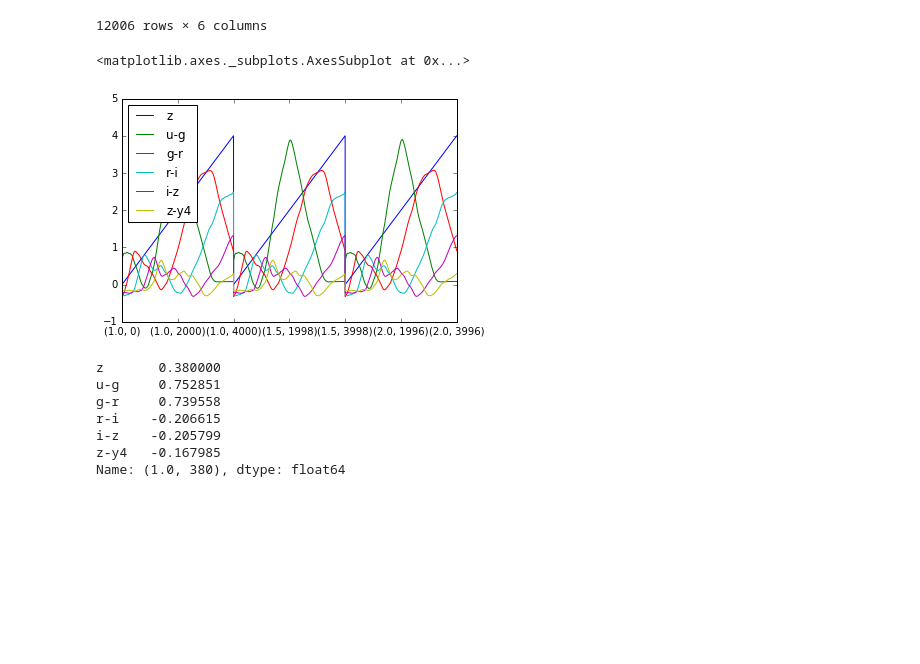
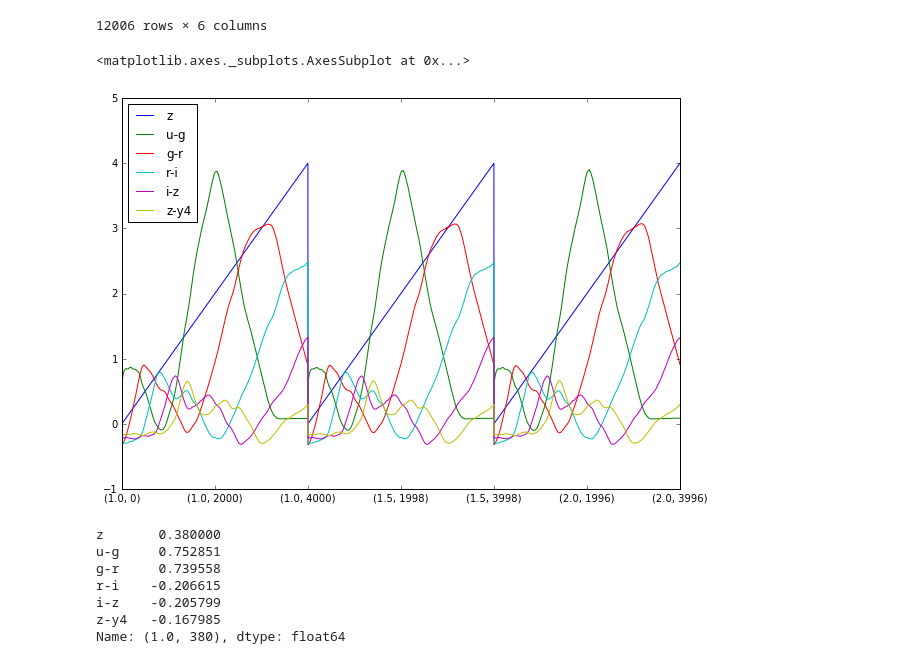
Before and after one commit to moeyensj/miscWork, a Jupyter notebook: 2gals/2Gals.ipynb, the cells around one changed output. Cells and saved outputs as stored; diff of their text form; code cells hidden in the pictures; blank space fills up the shorter version.

Commit message:
made the plot a little bigger

```diff
--- a/2gals/2Gals.ipynb
+++ b/2gals/2Gals.ipynb
@@ -147,10 +147,12 @@ Sc
 12006 rows × 6 columns
 # %%
 # Pretty but not very clear
-BC.plot()
+fig, ax = plt.subplots(1,1)
+fig.set_size_inches(10,7)
+BC.plot(ax=ax)
 # %% [output]
 <matplotlib.axes._subplots.AxesSubplot at 0x...>
-[figure, old version]
+[figure, new version]
 # %%
 ### SANITY CHECK ###
 # As a sanity check, I’d expect that the colors are very similar for the first
```
